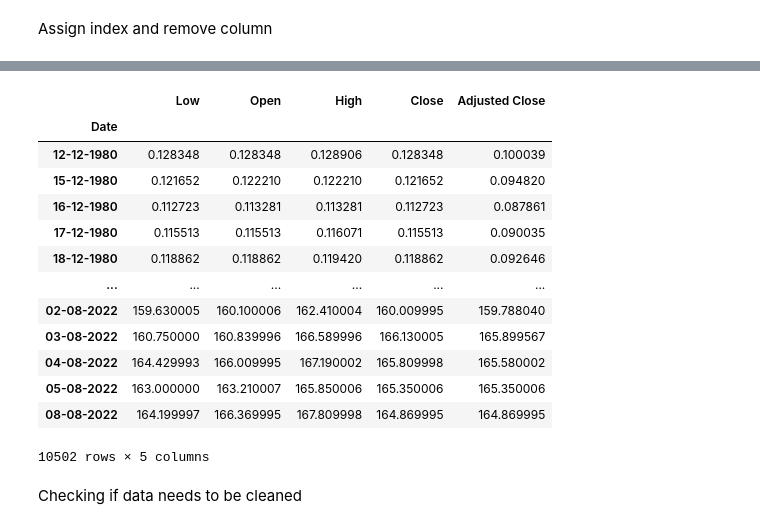
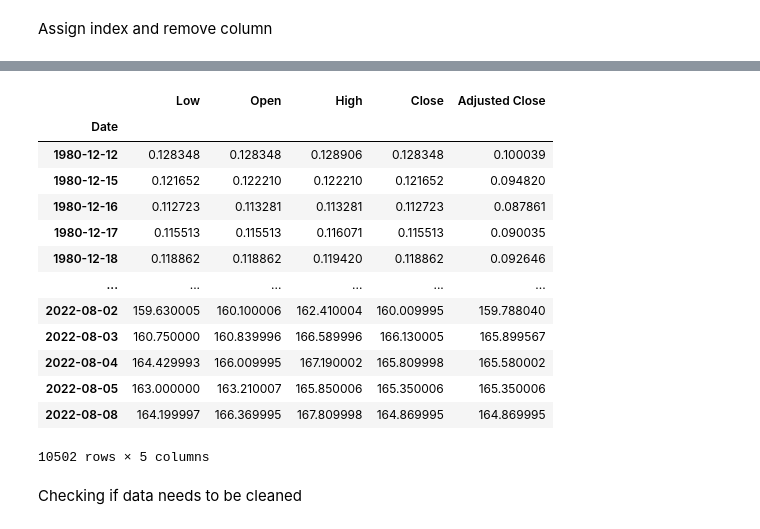
Before and after one commit to FarragoJerry/UCDA_DarraghHeery, a Jupyter notebook: UCDA_DarraghHeery.ipynb, the cells around one changed output, grey strips where cells are left out. Drawn from its saved outputs; the diff is of its cells as text; code cells hidden in the pictures.

```diff
--- a/UCDA_DarraghHeery.ipynb
+++ b/UCDA_DarraghHeery.ipynb
@@ -11,3 +10,6 @@ aapl = pd.read_csv('AAPL.csv')
+# %%
+aapl = pd.read_csv('AAPL.csv',parse_dates=['Date'], index_col= ['Date'], dayfirst = True)
+amzn = pd.read_csv('AMZN.csv',parse_dates=['Date'], index_col= ['Date'], dayfirst = True)
 # %% [markdown]
 Preview data and info
 # %%
@@ -39,7 +41,7 @@ memory usage: 574.5+ KB
 # %% [markdown]
 Assign index and remove column
 # %%
-aapl.set_index('Date').head(10)
+aapl.head()
 # %% [output]
 |  | Low | Open | Volume | High | Close | Adjusted Close |
 | Date |  |  |  |  |  |  |
@@ -56,19 +53,19 @@ aapl.set_index('Date').head(10)
 # %%
-aapl.loc[:, aapl.columns!='Volume'].set_index('Date')
+aapl.loc[:, aapl.columns!='Volume']
 # %% [output]
 |  | Low | Open | High | Close | Adjusted Close |
 | Date |  |  |  |  |  |
-| 12-12-1980 | 0.128348 | 0.128348 | 0.128906 | 0.128348 | 0.100039 |
-| 15-12-1980 | 0.121652 | 0.122210 | 0.122210 | 0.121652 | 0.094820 |
-| 16-12-1980 | 0.112723 | 0.113281 | 0.113281 | 0.112723 | 0.087861 |
-| 17-12-1980 | 0.115513 | 0.115513 | 0.116071 | 0.115513 | 0.090035 |
-| 18-12-1980 | 0.118862 | 0.118862 | 0.119420 | 0.118862 | 0.092646 |
+| 1980-12-12 | 0.128348 | 0.128348 | 0.128906 | 0.128348 | 0.100039 |
+| 1980-12-15 | 0.121652 | 0.122210 | 0.122210 | 0.121652 | 0.094820 |
+| 1980-12-16 | 0.112723 | 0.113281 | 0.113281 | 0.112723 | 0.087861 |
+| 1980-12-17 | 0.115513 | 0.115513 | 0.116071 | 0.115513 | 0.090035 |
+| 1980-12-18 | 0.118862 | 0.118862 | 0.119420 | 0.118862 | 0.092646 |
 | ... | ... | ... | ... | ... | ... |
-| 02-08-2022 | 159.630005 | 160.100006 | 162.410004 | 160.009995 | 159.788040 |
-| 03-08-2022 | 160.750000 | 160.839996 | 166.589996 | 166.130005 | 165.899567 |
-| 04-08-2022 | 164.429993 | 166.009995 | 167.190002 | 165.809998 | 165.580002 |
-| 05-08-2022 | 163.000000 | 163.210007 | 165.850006 | 165.350006 | 165.350006 |
-| 08-08-2022 | 164.199997 | 166.369995 | 167.809998 | 164.869995 | 164.869995 |
+| 2022-08-02 | 159.630005 | 160.100006 | 162.410004 | 160.009995 | 159.788040 |
+| 2022-08-03 | 160.750000 | 160.839996 | 166.589996 | 166.130005 | 165.899567 |
+| 2022-08-04 | 164.429993 | 166.009995 | 167.190002 | 165.809998 | 165.580002 |
+| 2022-08-05 | 163.000000 | 163.210007 | 165.850006 | 165.350006 | 165.350006 |
+| 2022-08-08 | 164.199997 | 166.369995 | 167.809998 | 164.869995 | 164.869995 |
 10502 rows × 5 columns
 # %% [markdown]
 Checking if data needs to be cleaned
```
Also changed, not shown: parts of 19 cells of this notebook.
